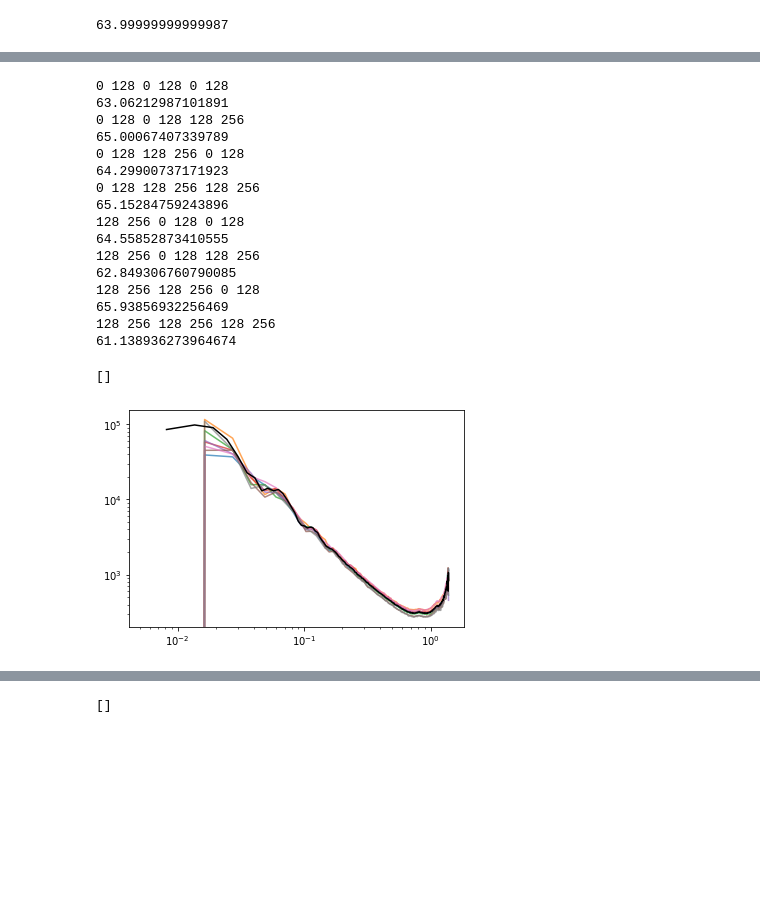
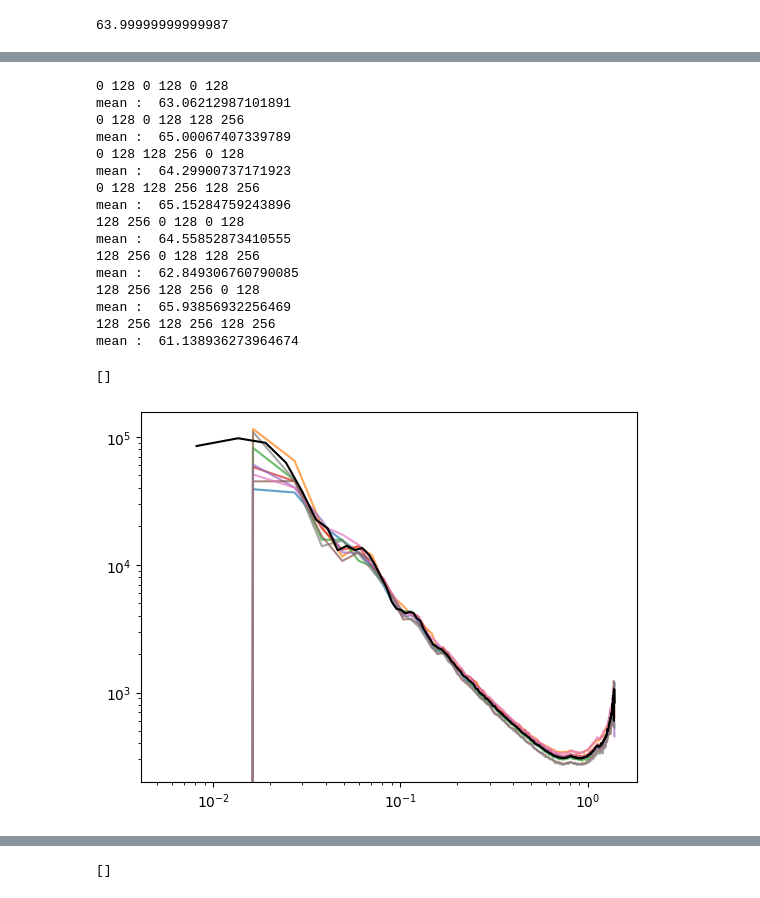
Before and after one commit to modichirag/HySBI, a Jupyter notebook: notebooks/sub-boxes data.ipynb, the cells around one changed output, grey strips where cells are left out. Drawn from its saved outputs; the diff is of its cells as text; code cells hidden in the pictures; blank space fills up the shorter version.

```diff
--- a/notebooks/sub-boxes data.ipynb
+++ b/notebooks/sub-boxes data.ipynb
@@ -29,7 +30,9 @@ hwloc/linux: Ignoring PCI device with non-16bit domain.
 Pass --enable-32bits-pci-domain to configure to support such devices
 (warning: it would break the library ABI, don't enable unless really needed).
 # %%
-f = np.load('/mnt/ceph/users/cmodi/Quijote/latin_hypercube_HR/matter/N0256/0000/field.npy')
+# lh = 1877
+lh = 0
+f = np.load(f'/mnt/ceph/users/cmodi/Quijote/latin_hypercube_HR/matter/N0256/{lh:04d}/field.npy')
 print(f.mean())
 # %% [output]
 63.99999999999987
@@ -39,7 +48,11 @@ print(f.mean())
 sys.path.append('../../galmodel/code/utils/')
 import tools
 
+fac = 2
 kfull, pfull = tools.power(f/f.mean(), boxsize=1000)
+mesh = ArrayMesh(f/f.mean(), BoxSize=1000)
+pfullnb = FFTPower(mesh, mode='1d', dk=2*np.pi/1000, kmin=2*np.pi/1000*fac ).power
+pfullnb4 = FFTPower(mesh, mode='1d', dk=4*np.pi/1000, kmin=2*np.pi/1000*fac ).power
 
 
 # x0, x1 = 0, 128
@@ -54,40 +67,40 @@ for i in range(fac):
 
     for j in range(fac):
         y0, y1 = nc*j, nc*(j+1)
 
         for ik in range(fac):
             z0, z1 = nc*ik, nc*(ik+1)
 
             print(x0, x1, y0, y1, z0, z1)
             sub = f[x0:x1, y0:y1, z0:z1]
             box = sub*1.
-            print(box.mean())
+            print('mean : ', box.mean())
             ksub, psub = tools.power(box/box.mean(), boxsize=1000/fac)
             mesh = ArrayMesh(box/box.mean(), BoxSize=1000/fac)
             pk = FFTPower(mesh, mode='1d', dk=2*np.pi/1000, kmin=2*np.pi/1000*fac ).power
             psubsnb.append(pk['power'])
             plt.plot(ksub, psub, alpha=0.7)
             psubs.append(psub)
 
 plt.plot(kfull[1:], pfull[1:], 'k')
 
 plt.loglog()
 # %% [output]
 0 128 0 128 0 128
-63.06212987101891
+mean :  63.06212987101891
 0 128 0 128 128 256
-65.00067407339789
+mean :  65.00067407339789
 0 128 128 256 0 128
-64.29900737171923
+mean :  64.29900737171923
 0 128 128 256 128 256
-65.15284759243896
+mean :  65.15284759243896
 128 256 0 128 0 128
-64.55852873410555
+mean :  64.55852873410555
 128 256 0 128 128 256
-62.849306760790085
+mean :  62.849306760790085
 128 256 128 256 0 128
-65.93856932256469
+mean :  65.93856932256469
 128 256 128 256 128 256
-61.138936273964674
+mean :  61.138936273964674
 []
-[figure, old version]
+[figure, new version]
```
Also changed, not shown: parts of 98 cells of this notebook, 8 other files.
